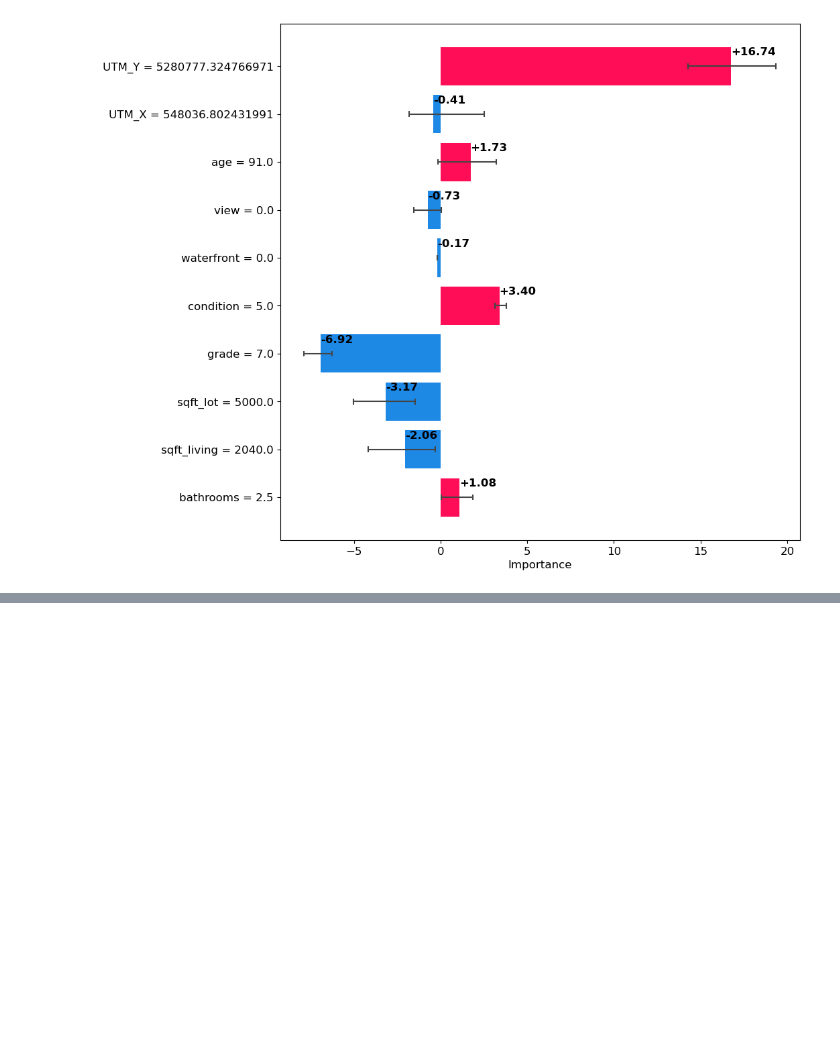
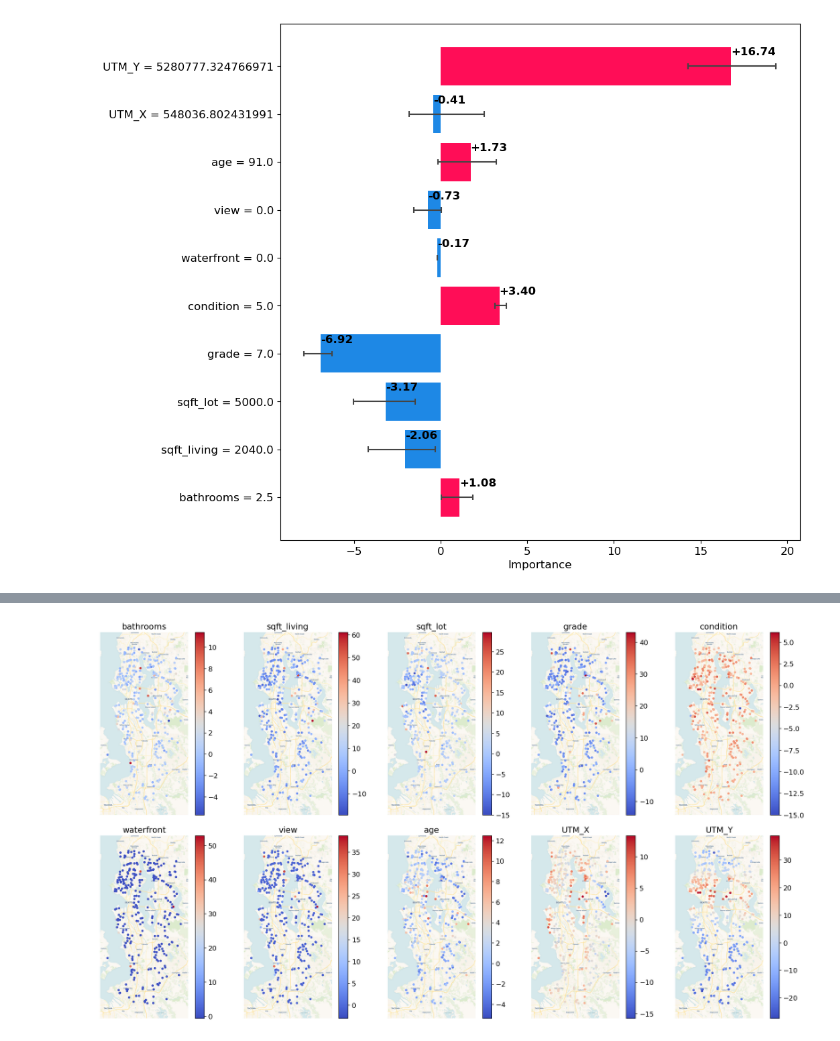
Before and after one commit to Vezarachan/GeoXCP, a Jupyter notebook: examples/SeattleHomeSaleUncertaintyGeoX.ipynb, the cells around one changed output, grey strips where cells are left out. Cells and saved outputs as stored; diff of their text form; code cells hidden in the pictures; blank space fills up the shorter version.

```diff
--- a/examples/SeattleHomeSaleUncertaintyGeoX.ipynb
+++ b/examples/SeattleHomeSaleUncertaintyGeoX.ipynb
@@ -73,2 +73,4 @@ results.plot_shap_values_with_uncertainty(40)
 # %% [output]
 [figure]
+# %%
+result_gdf = results.to_gdf()
@@ -74,0 +82,2 @@ results.plot_shap_values_with_uncertainty(40)
+# %%
+feature_names = results.feature_names
@@ -74,0 +97,24 @@ results.plot_shap_values_with_uncertainty(40)
+# %%
+utm = gcrs.WebMercator()
+
+fig, axes = plt.subplots(ncols=5, nrows=2, figsize=(18, 10), subplot_kw={'projection': utm})
+
+for i in range(len(feature_names)):
+    row = int(i // 5)
+    col = i - row * 5
+    ax = axes[row][col]
+
+    name = feature_names[i]
+
+    ax.set_title(name)
+
+    gplt.webmap(result_gdf, projection=utm, provider=cx.providers.CartoDB.Voyager, ax=ax)
+
+    ax.set_axis_on()
+
+    gplt.pointplot(result_gdf, hue=f'{name}_shap', cmap='coolwarm', legend=True, legend_kwargs={'shrink':1},ax=ax, s=3)
+plt.tight_layout()
+
+plt.savefig('./features_shap_values.png', dpi=300, bbox_inches='tight')
+# %% [output]
+[figure, added]
```
Also changed, not shown: parts of 14 cells of this notebook, 2 other files.
